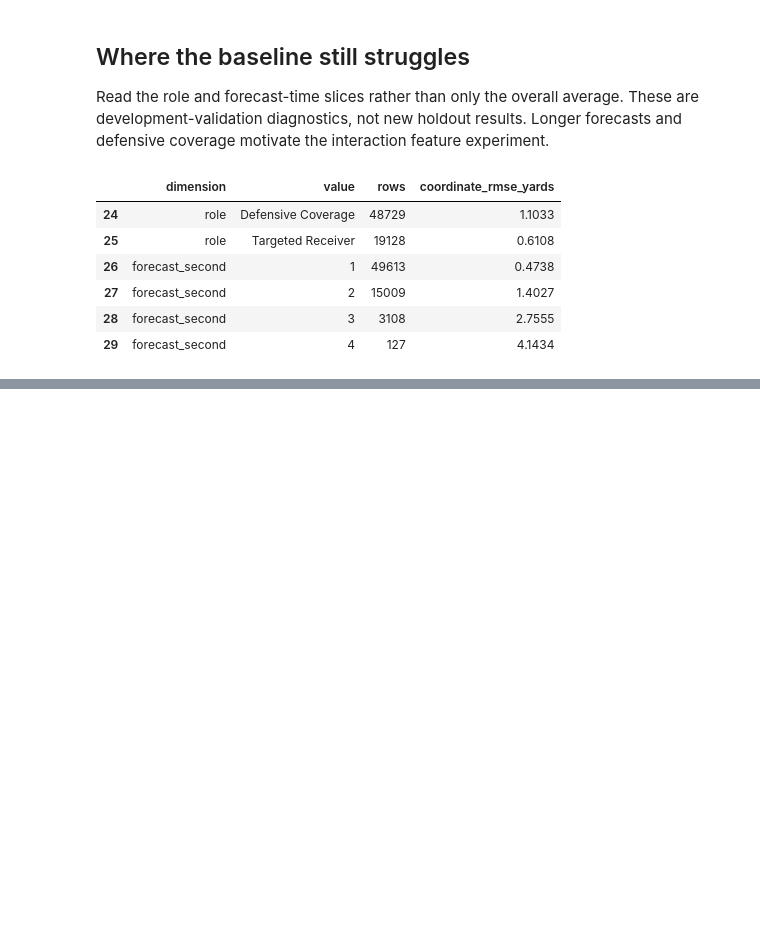
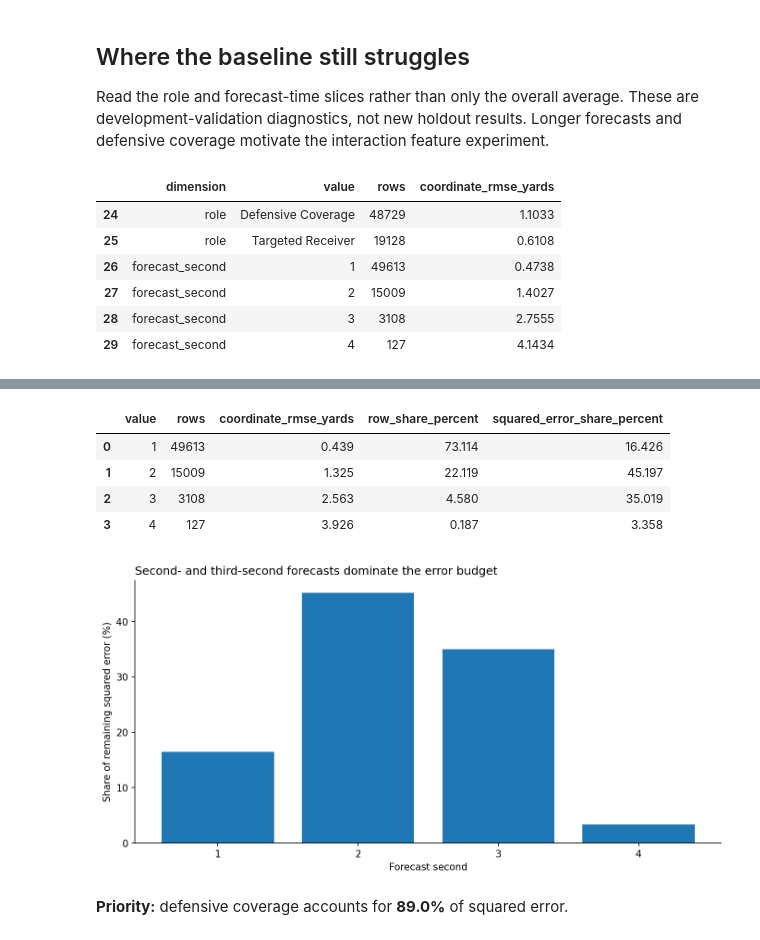
Before and after one commit to alvaromendizabal/nfl-player-trajectory, a Jupyter notebook: notebooks/02_motion_benchmarks.ipynb, the cells around one changed output, grey strips where cells are left out. Saved outputs shown, nothing was run; the diff lists cells and outputs as text; code cells hidden in the pictures; blank space fills up the shorter version.

```diff
--- a/notebooks/02_motion_benchmarks.ipynb
+++ b/notebooks/02_motion_benchmarks.ipynb
@@ -205,0 +264,30 @@ else:
+# %%
+from nfl_trajectory.research import error_budget
+
+with Run(ROOT, "error_budget_analysis") as run:
+    roles = error_budget(feature_summary, "role")
+    horizons = error_budget(feature_summary, "forecast_second")
+    display(roles.round(3))
+    display(horizons.round(3))
+    fig, ax = plt.subplots(figsize=(9, 4.5), layout="constrained")
+    ax.bar(horizons["value"], horizons["squared_error_share_percent"])
+    ax.set_xlabel("Forecast second")
+    ax.set_ylabel("Share of remaining squared error (%)")
+    ax.set_title("Second- and third-second forecasts dominate the error budget", loc="left")
+    ax.spines[["top", "right"]].set_visible(False)
+    display_figure(fig)
+    defense_share = roles.set_index("value").loc[
+        "Defensive Coverage", "squared_error_share_percent"
+    ]
+    display(
+        Markdown(
+            f"**Priority:** defensive coverage accounts for **{defense_share:.1f}%** "
+            "of squared error."
+        )
+    )
+    run.event(
+        "error_budget_verified",
+        role_rows=int(roles["rows"].sum()),
+        horizon_rows=int(horizons["rows"].sum()),
+    )
+# %% [output]
@@ -205,0 +300,7 @@ else:
+|  | value | rows | coordinate_rmse_yards | row_share_percent | squared_error_share_percent |
+| 0 | 1 | 49613 | 0.439 | 73.114 | 16.426 |
+| 1 | 2 | 15009 | 1.325 | 22.119 | 45.197 |
+| 2 | 3 | 3108 | 2.563 | 4.580 | 35.019 |
+| 3 | 4 | 127 | 3.926 | 0.187 | 3.358 |
+[figure, added]
+**Priority:** defensive coverage accounts for **89.0%** of squared error.
```
Also changed, not shown: parts of 14 cells of this notebook, 16 other files.
